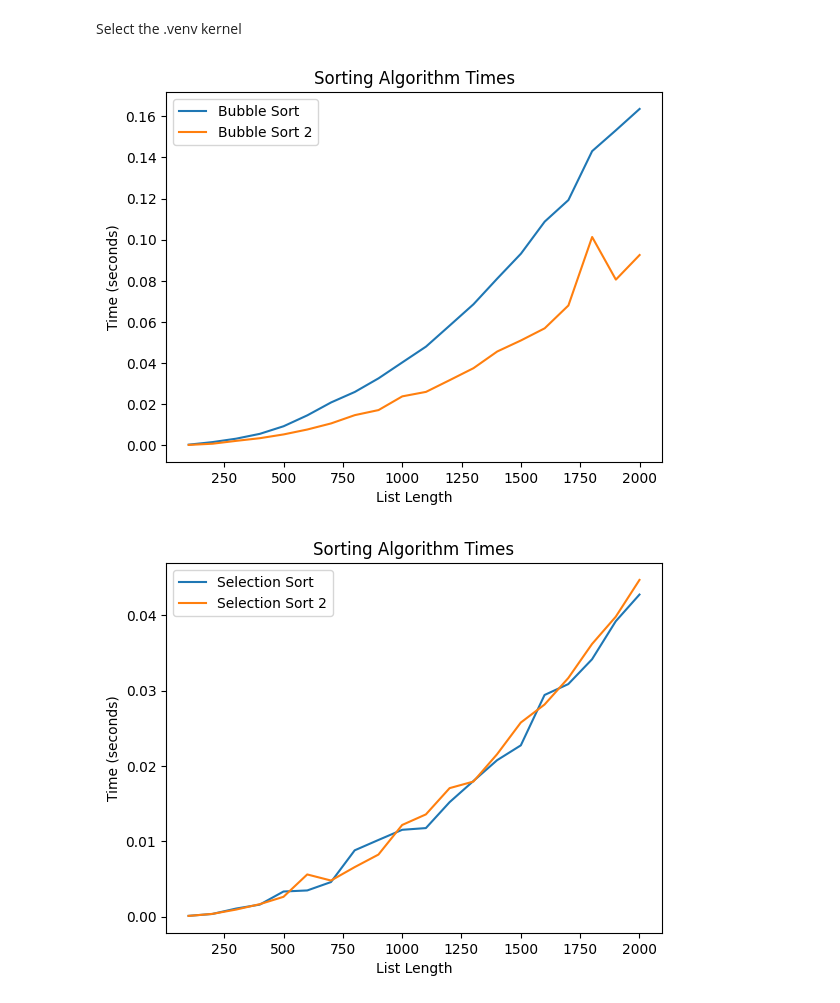
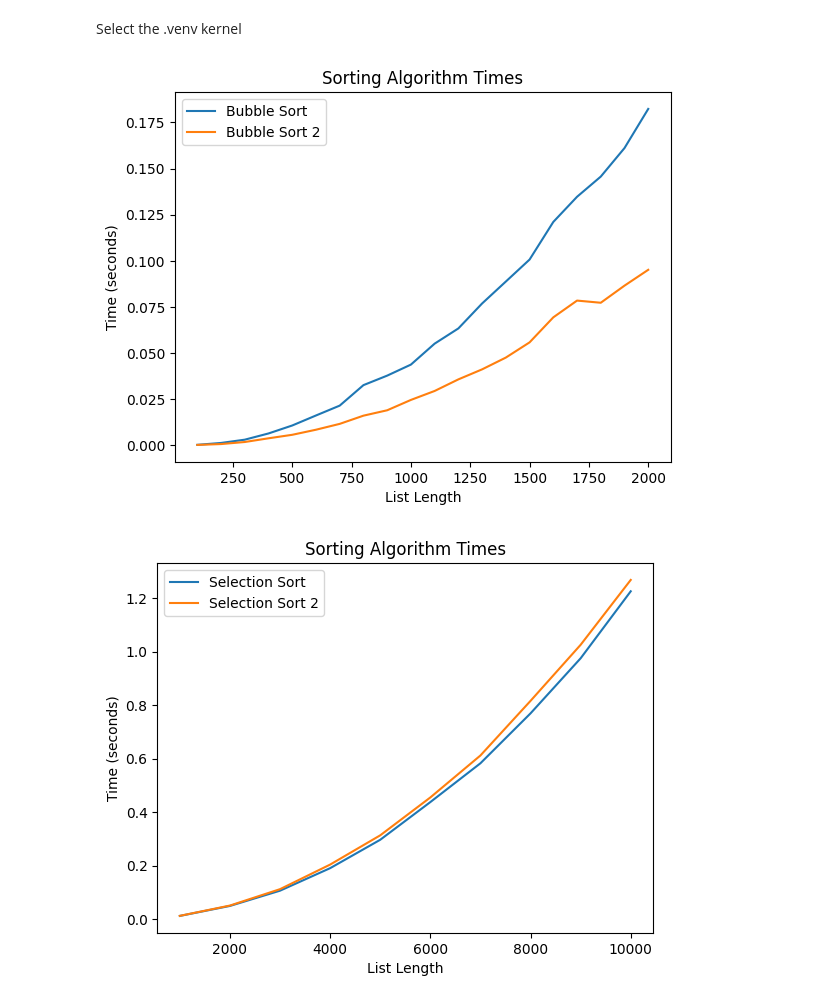
Before and after one commit to Emre-Bozkurt-xyz/Lab1, a Jupyter notebook: e2.ipynb, the cells around one changed output. Cells and saved outputs as stored; diff of their text form; code cells hidden in the pictures.

```diff
--- a/e2.ipynb
+++ b/e2.ipynb
@@ -24,7 +24,7 @@ def bubblesort2(arr):
 # Times for bubble_sort and bubblesort2
 
 lengths = [n for n in range(100, 2001, 100)]  # from 100 to 2000 in steps of 100
-runs = 3
+runs = 10
 
 bubble_times = [0] * len(lengths)
 bubble2_times = [0] * len(lengths)
@@ -56,7 +56,7 @@ plt.title('Sorting Algorithm Times')
 plt.legend()
 plt.show()
 # %% [output]
-[figure, old version]
+[figure, new version]
 # %%
 # A better implementation of selection sort
 
@@ -94,32 +94,37 @@ def find_max_index(L, n):
 # %%
 # Times for selection_sort and selectionsort2
 
-lengths = [n for n in range(100, 2001, 100)]  # from 100 to 2000 in steps of 100
+lengths = [n for n in range(1000, 10001, 1000)]  # from 1000 to 10000 in steps of 1000
+runs = 10
 
-selection_times = []
-selection2_times = []
+selection_times = [0] * len(lengths)
+selection2_times = [0] * len(lengths)
 
+for _ in range(runs):
+    for i, n in enumerate(lengths):
+        lst = bad_sorts.create_random_list(n, 512)
 
-for n in lengths:
-    lst = bad_sorts.create_random_list(n, 512)
+        start = time.time()
+        bad_sorts.selection_sort(lst.copy())
+        end = time.time()
+        selection_times[i] += end - start
 
-    start = time.time()
-    bad_sorts.selection_sort(lst.copy())
-    end = time.time()
-    selection_times.append(end - start)
+        start = time.time()
+        selectionsort2(lst.copy())
+        end = time.time()
+        selection2_times[i] += end - start
 
-    start = time.time()
-    selectionsort2(lst.copy())
-    end = time.time()
-    selection2_times.append(end - start)
+# Average the times over the runs
+selection_times = [t / runs for t in selection_times]
+selection2_times = [t / runs for t in selection2_times]
 
 # plot 2 algorithms into one graph
 plt.plot(lengths, selection_times, label='Selection Sort')
 plt.plot(lengths, selection2_times, label='Selection Sort 2')
 plt.xlabel('List Length')
 plt.ylabel('Time (seconds)')
 plt.title('Sorting Algorithm Times')
 plt.legend()
 plt.show()
 # %% [output]
-[figure, old version]
+[figure, new version]
```
Also changed, not shown: 2 other files.
